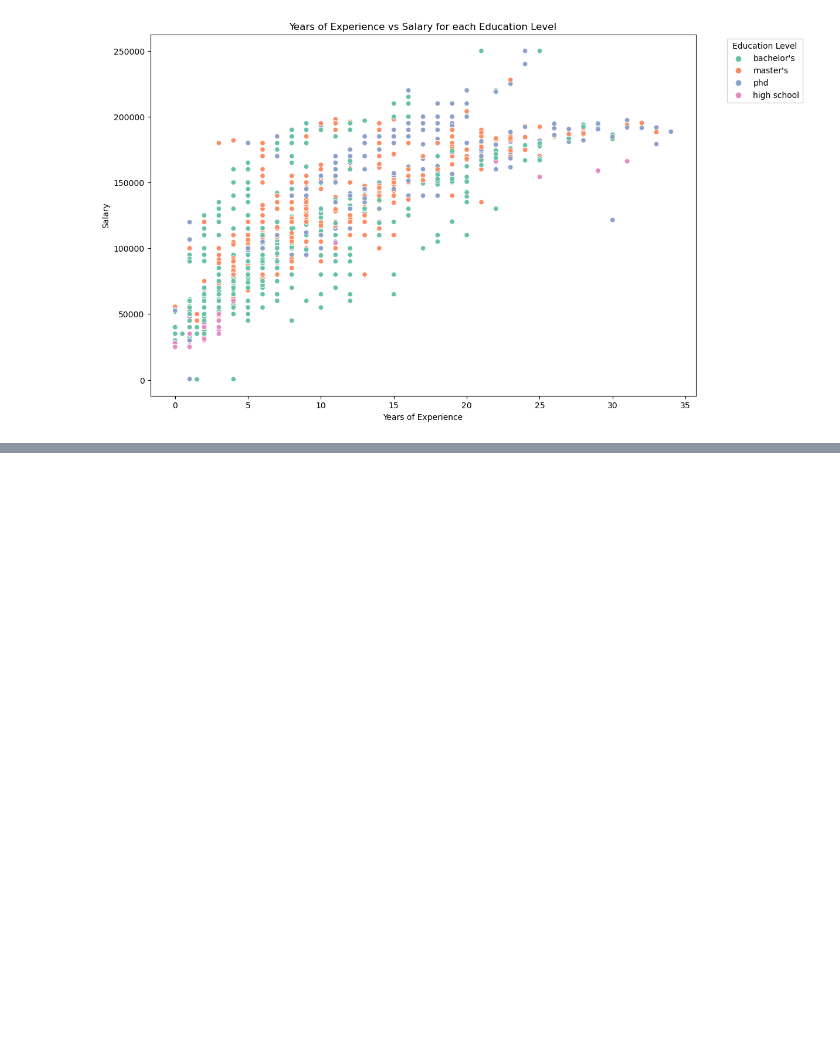
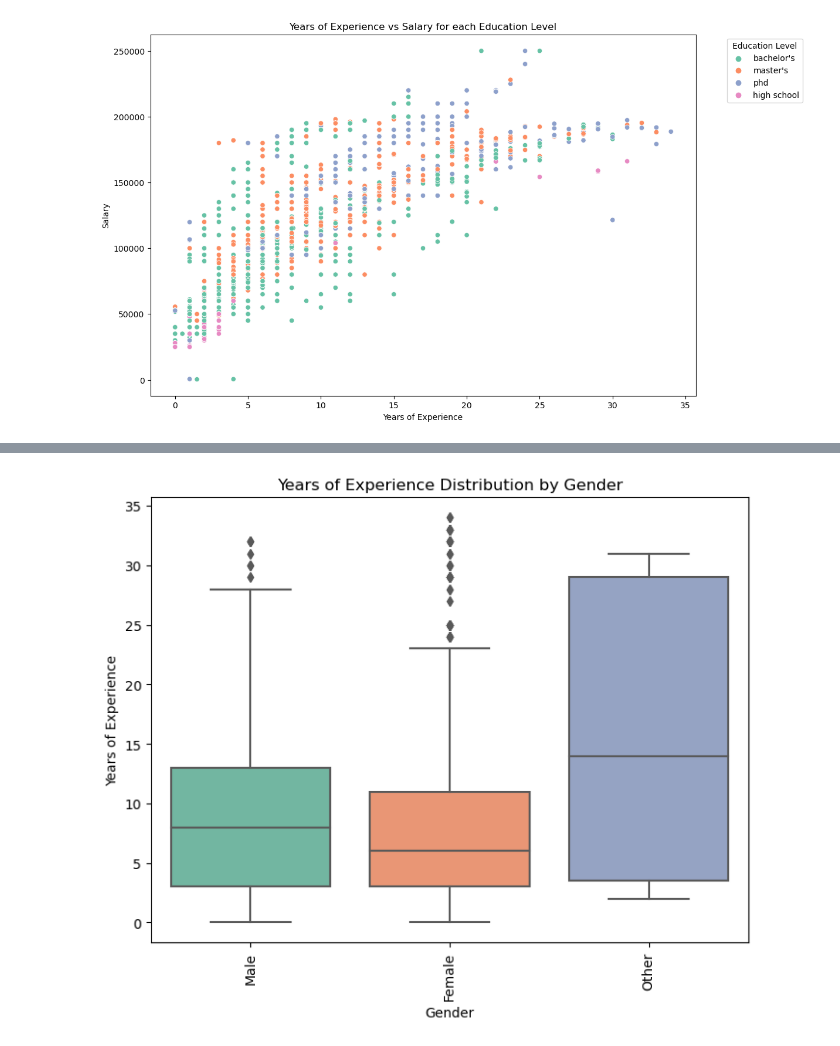
Before and after one commit to raj-rajat/Salary-dataset-based-on-country-and-race, a Jupyter notebook: salary-dataset-based-on-country-and-race.ipynb, the cells around one changed output, grey strips where cells are left out. Drawn from its saved outputs; the diff is of its cells as text; code cells hidden in the pictures; blank space fills up the shorter version.

```diff
--- a/salary-dataset-based-on-country-and-race.ipynb
+++ b/salary-dataset-based-on-country-and-race.ipynb
@@ -479,0 +525,11 @@ plt.show()
+# %%
+# Create boxplot
+plt.figure(figsize=(8, 6))
+sns.boxplot(x='Gender', y='Years of Experience', data=df, palette="Set2")
+plt.title('Years of Experience Distribution by Gender')
+plt.xlabel('Gender')
+plt.ylabel('Years of Experience')
+plt.xticks(rotation=90)
+plt.show()
+# %% [output]
+[figure, added]
```
Also changed, not shown: parts of 6 cells of this notebook.
